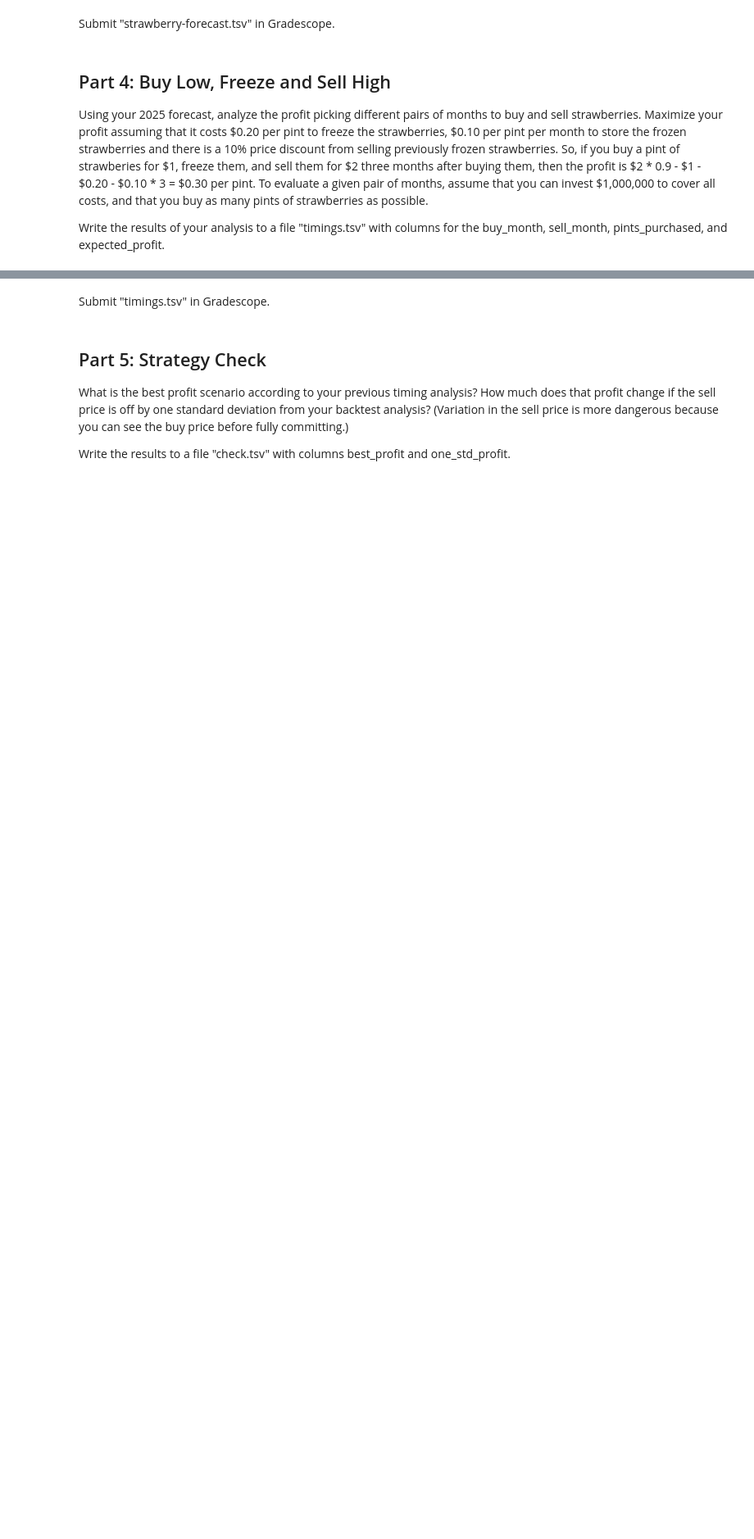
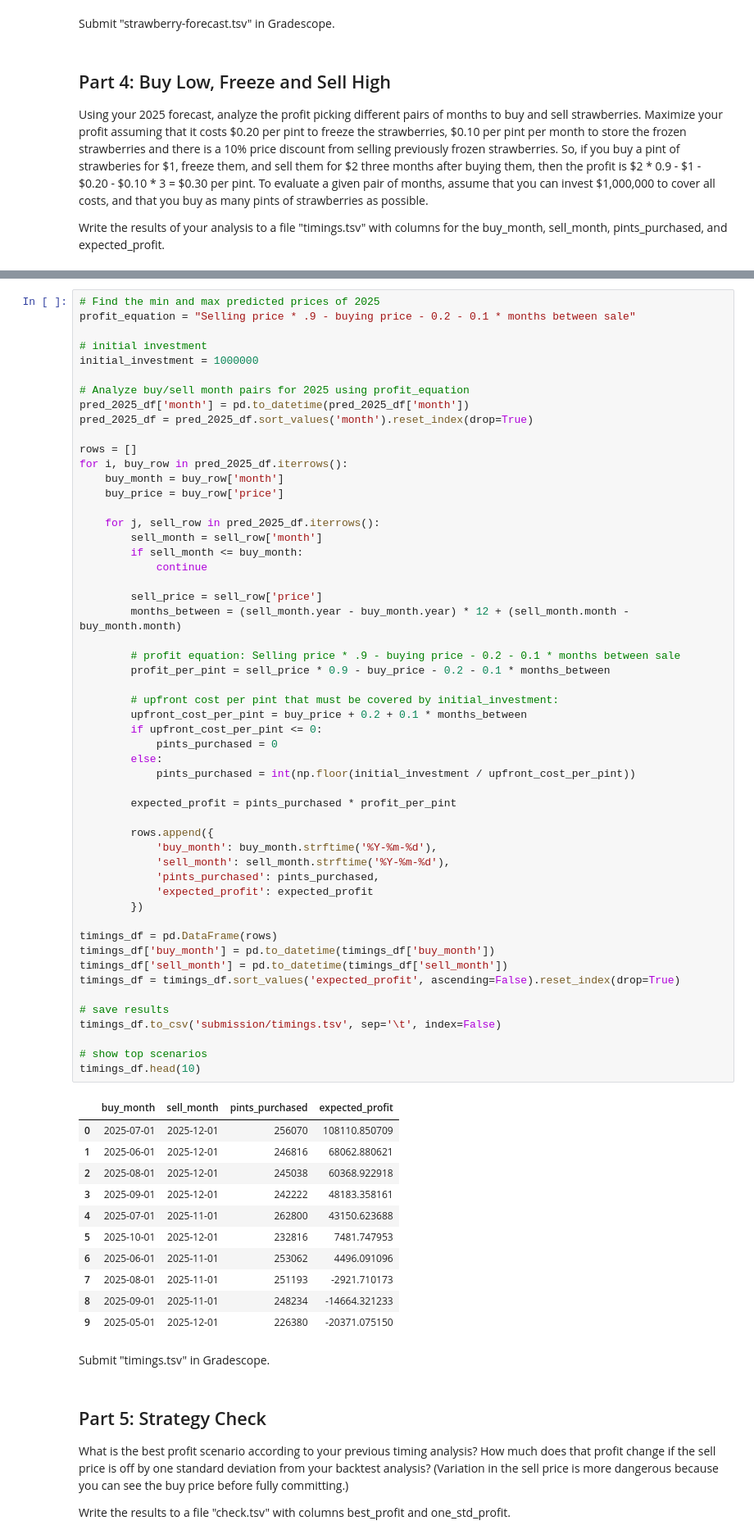
Before and after one commit to jtvon/dx704-project-02, a Jupyter notebook: project.ipynb, the cells around one changed output, grey strips where cells are left out. Shown: that part at 82% size. Drawn from its saved outputs; the diff is of its cells as text; blank space fills up the shorter version.

```diff
--- a/project.ipynb
+++ b/project.ipynb
@@ -224,3 +233,68 @@ Ellipsis
+# %%
+# Find the min and max predicted prices of 2025
+profit_equation = "Selling price * .9 - buying price - 0.2 - 0.1 * months between sale"
+
+# initial investment
+initial_investment = 1000000
+
+# Analyze buy/sell month pairs for 2025 using profit_equation
+pred_2025_df['month'] = pd.to_datetime(pred_2025_df['month'])
+pred_2025_df = pred_2025_df.sort_values('month').reset_index(drop=True)
+
+rows = []
+for i, buy_row in pred_2025_df.iterrows():
+    buy_month = buy_row['month']
+    buy_price = buy_row['price']
+
+    for j, sell_row in pred_2025_df.iterrows():
+        sell_month = sell_row['month']
+        if sell_month <= buy_month:
+            continue
+
+        sell_price = sell_row['price']
+        months_between = (sell_month.year - buy_month.year) * 12 + (sell_month.month - buy_month.month)
+
+        # profit equation: Selling price * .9 - buying price - 0.2 - 0.1 * months between sale
+        profit_per_pint = sell_price * 0.9 - buy_price - 0.2 - 0.1 * months_between
+
+        # upfront cost per pint that must be covered by initial_investment:
+        upfront_cost_per_pint = buy_price + 0.2 + 0.1 * months_between
+        if upfront_cost_per_pint <= 0:
+            pints_purchased = 0
+        else:
+            pints_purchased = int(np.floor(initial_investment / upfront_cost_per_pint))
+
+        expected_profit = pints_purchased * profit_per_pint
+
+        rows.append({
+            'buy_month': buy_month.strftime('%Y-%m-%d'),
+            'sell_month': sell_month.strftime('%Y-%m-%d'),
+            'pints_purchased': pints_purchased,
+            'expected_profit': expected_profit
+        })
+
+timings_df = pd.DataFrame(rows)
+timings_df['buy_month'] = pd.to_datetime(timings_df['buy_month'])
+timings_df['sell_month'] = pd.to_datetime(timings_df['sell_month'])
+timings_df = timings_df.sort_values('expected_profit', ascending=False).reset_index(drop=True)
+
+# save results
+timings_df.to_csv('submission/timings.tsv', sep='\t', index=False)
+
+# show top scenarios
+timings_df.head(10)
+# %% [output]
+|  | buy_month | sell_month | pints_purchased | expected_profit |
+| 0 | 2025-07-01 | 2025-12-01 | 256070 | 108110.850709 |
+| 1 | 2025-06-01 | 2025-12-01 | 246816 | 68062.880621 |
+| 2 | 2025-08-01 | 2025-12-01 | 245038 | 60368.922918 |
+| 3 | 2025-09-01 | 2025-12-01 | 242222 | 48183.358161 |
+| 4 | 2025-07-01 | 2025-11-01 | 262800 | 43150.623688 |
+| 5 | 2025-10-01 | 2025-12-01 | 232816 | 7481.747953 |
+| 6 | 2025-06-01 | 2025-11-01 | 253062 | 4496.091096 |
+| 7 | 2025-08-01 | 2025-11-01 | 251193 | -2921.710173 |
+| 8 | 2025-09-01 | 2025-11-01 | 248234 | -14664.321233 |
+| 9 | 2025-05-01 | 2025-12-01 | 226380 | -20371.075150 |
 # %% [markdown]
 Submit "timings.tsv" in Gradescope.
 # %% [markdown]
```
Also changed, not shown: parts of 13 cells of this notebook, 6 other files.
